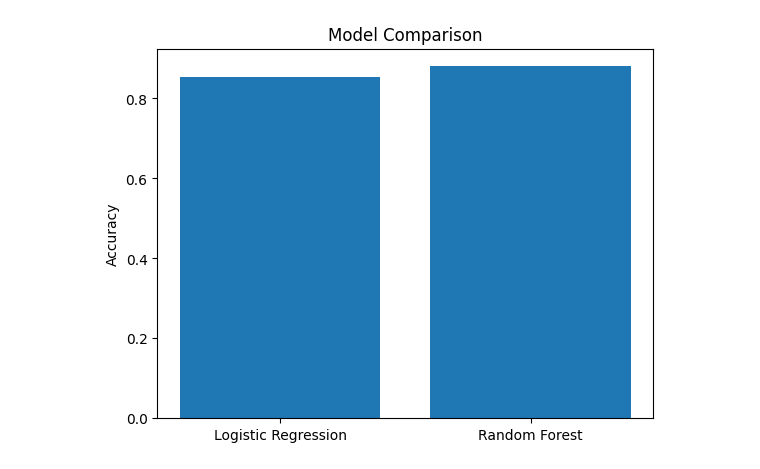
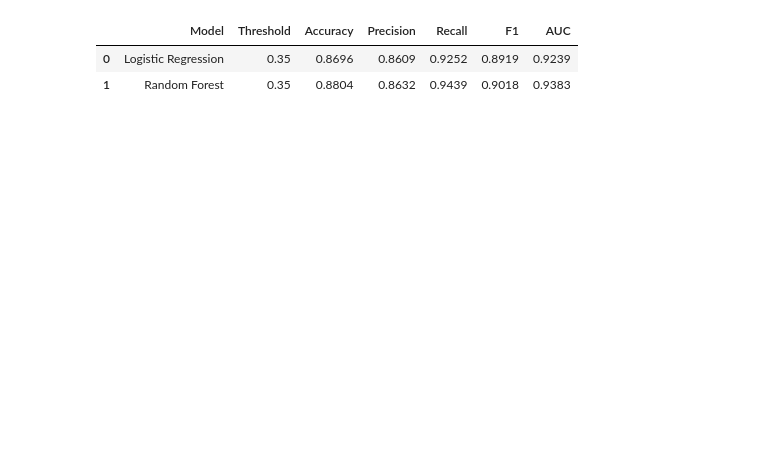
Before and after one commit to santhuxx/heart-disease-ml-classification, a Jupyter notebook: comparison/model_comparison.ipynb, the cells around one changed output. Drawn from its saved outputs; the diff is of its cells as text; code cells hidden in the pictures; blank space fills up the shorter version.

```diff
--- a/comparison/model_comparison.ipynb
+++ b/comparison/model_comparison.ipynb
@@ -57,12 +32,36 @@ with open("logistic.json", "r") as f:
 with open("random_forest.json", "r") as f:
     rf_res = json.load(f)
 # %%
-models = list(log_res.keys()) + list(rf_res.keys())
-accuracies = list(log_res.values()) + list(rf_res.values())
+# Compare saved metrics from JSON files
+required_keys = {"model", "threshold", "accuracy", "precision", "recall", "f1", "auc"}
+for file_name, metrics_dict in [("logistic.json", log_res), ("random_forest.json", rf_res)]:
+    missing = required_keys - set(metrics_dict.keys())
+    if missing:
+        raise ValueError(f"{file_name} is missing keys: {sorted(missing)}")
 
-plt.bar(models, accuracies)
-plt.title("Model Comparison")
-plt.ylabel("Accuracy")
-plt.show()
+json_results_df = pd.DataFrame([
+    {
+        "Model": log_res["model"],
+        "Threshold": log_res["threshold"],
+        "Accuracy": log_res["accuracy"],
+        "Precision": log_res["precision"],
+        "Recall": log_res["recall"],
+        "F1": log_res["f1"],
+        "AUC": log_res["auc"],
+    },
+    {
+        "Model": rf_res["model"],
+        "Threshold": rf_res["threshold"],
+        "Accuracy": rf_res["accuracy"],
+        "Precision": rf_res["precision"],
+        "Recall": rf_res["recall"],
+        "F1": rf_res["f1"],
+        "AUC": rf_res["auc"],
+    },
+])[ ["Model", "Threshold", "Accuracy", "Precision", "Recall", "F1", "AUC"] ].round(4)
+
+json_results_df
 # %% [output]
-[figure, removed]
+|  | Model | Threshold | Accuracy | Precision | Recall | F1 | AUC |
+| 0 | Logistic Regression | 0.35 | 0.8696 | 0.8609 | 0.9252 | 0.8919 | 0.9239 |
+| 1 | Random Forest | 0.35 | 0.8804 | 0.8632 | 0.9439 | 0.9018 | 0.9383 |
```
Also changed, not shown: parts of 4 cells of this notebook.
